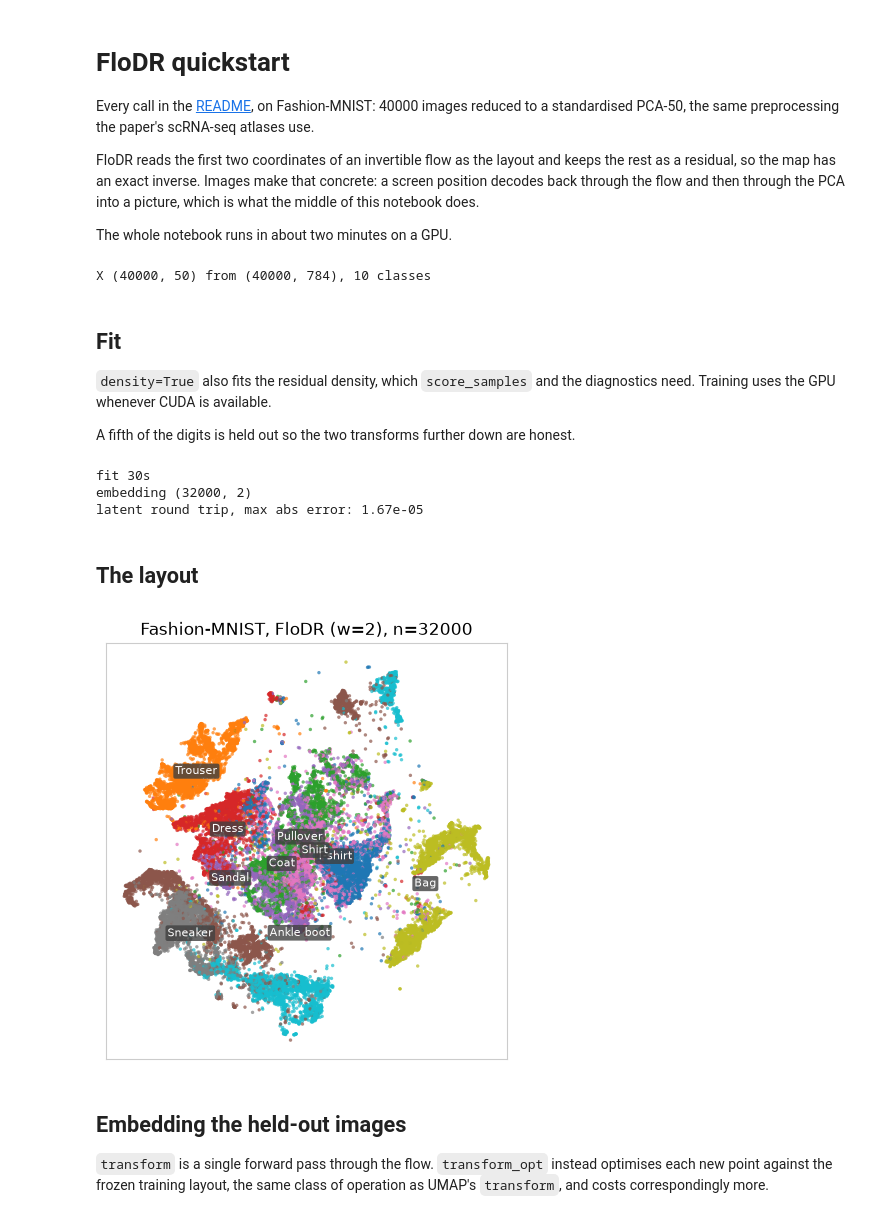
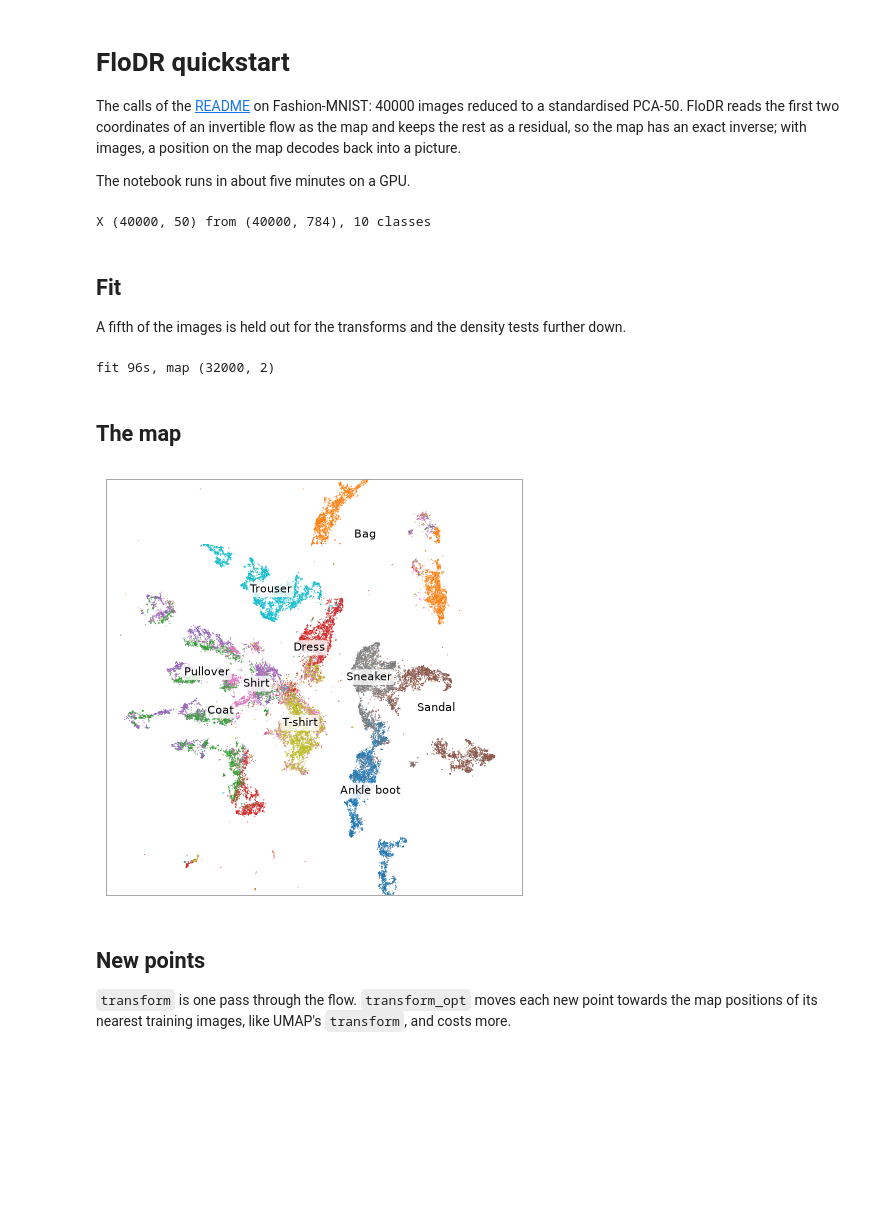
Before and after one commit to daenuprobst/flodr, a Jupyter notebook: examples/quickstart.ipynb, the cells around one changed output. Cells and saved outputs as stored; diff of their text form; code cells hidden in the pictures; blank space fills up the shorter version.

Commit message:
rewrite quickstart notebook

```diff
--- a/examples/quickstart.ipynb
+++ b/examples/quickstart.ipynb
@@ -1,25 +1,22 @@
 # %% [markdown]
 # FloDR quickstart
 
-Every call in the [README](../README.md), on Fashion-MNIST: 40000 images reduced to a
-standardised PCA-50, the same preprocessing the paper's scRNA-seq atlases use.
+The calls of the [README](../README.md) on Fashion-MNIST: 40000 images reduced to a standardised PCA-50. FloDR
+reads the first two coordinates of an invertible flow as the map and keeps the rest as a residual, so the map has an
+exact inverse; with images, a position on the map decodes back into a picture.
 
-FloDR reads the first two coordinates of an invertible flow as the layout and keeps the
-rest as a residual, so the map has an exact inverse. Images make that concrete: a screen
-position decodes back through the flow and then through the PCA into a picture, which is
-what the middle of this notebook does.
-
-The whole notebook runs in about two minutes on a GPU.
+The notebook runs in about five minutes on a GPU.
 # %%
+%matplotlib inline
 import time
 
+import matplotlib.pyplot as plt
 import numpy as np
-import matplotlib.pyplot as plt
+from scipy.spatial import cKDTree
 from sklearn.datasets import fetch_openml
+from sklearn.decomposition import PCA
 
-from flodr import FloDR, viz
-
-from sklearn.decomposition import PCA
+from flodr import FloDR, audit, viz
 
 N, SEED = 40000, 2
 CLASSES = ["T-shirt", "Trouser", "Pullover", "Dress", "Coat",
@@ -29,59 +26,50 @@ X_raw, y_raw = fetch_openml("Fashion-MNIST", version=1, return_X_y=True, as_fram
                             parser="liac-arff")
 subset = np.random.default_rng(0).permutation(len(X_raw))[:N]
 X_pixels = X_raw[subset].astype(np.float32)
-labels = np.unique(y_raw, return_inverse=True)[1][subset].astype(int)
+labels = np.array(CLASSES)[np.unique(y_raw, return_inverse=True)[1][subset]]
 
 pca = PCA(n_components=50, svd_solver="randomized", random_state=0).fit(X_pixels)
 P = pca.transform(X_pixels)
 X = ((P - P.mean(0)) / (P.std(0) + 1e-9)).astype(np.float32)
-to_pixels = lambda Z: pca.inverse_transform(np.asarray(Z) * P.std(0) + P.mean(0))
 
-print(f"X {X.shape} from {X_pixels.shape}, {len(np.unique(labels))} classes")
+
+def to_pixels(Z):
+    return pca.inverse_transform(np.asarray(Z) * P.std(0) + P.mean(0))
+
+
+print(f"X {X.shape} from {X_pixels.shape}, {len(CLASSES)} classes")
 # %% [output]
 X (40000, 50) from (40000, 784), 10 classes
 # %% [markdown]
 ## Fit
 
-`density=True` also fits the residual density, which `score_samples` and the diagnostics
-need. Training uses the GPU whenever CUDA is available.
-
-A fifth of the digits is held out so the two transforms further down are honest.
+A fifth of the images is held out for the transforms and the density tests further down.
 # %%
-rng = np.random.default_rng(SEED)
-perm = rng.permutation(len(X))
+perm = np.random.default_rng(SEED).permutation(len(X))
 test_idx, train_idx = perm[: len(X) // 5], perm[len(X) // 5:]
 
 t0 = time.perf_counter()
-model = FloDR(w=2.0, random_state=SEED, density=True).fit(X[train_idx])
+model = FloDR(random_state=SEED, verbose=False).fit(X[train_idx])
 Y = model.embedding_
-
-print(f"fit {time.perf_counter() - t0:.0f}s")
-print(f"embedding {Y.shape}")
-print(f"latent round trip, max abs error: {model.roundtrip_:.2e}")
+print(f"fit {time.perf_counter() - t0:.0f}s, map {Y.shape}")
 # %% [output]
-fit 30s
-embedding (32000, 2)
-latent round trip, max abs error: 1.67e-05
+fit 96s, map (32000, 2)
 # %% [markdown]
-## The layout
+## The map
 # %%
-with plt.rc_context(viz.RC):
-    fig, ax = plt.subplots(figsize=(5.4, 5.4))
-    viz.plot_embedding(Y, labels[train_idx], ax=ax)
-    ax.set_title(f"Fashion-MNIST, FloDR (w=2), n={len(Y)}")
-    for cls in range(10):
-        centre = Y[labels[train_idx] == cls].mean(0)
-        ax.text(*centre, CLASSES[cls], fontsize=8, ha="center", va="center",
-                color="white", zorder=5,
-                bbox=dict(boxstyle="round,pad=0.18", fc="0.25", ec="none", alpha=0.8))
+plt.rcParams.update(viz.RC)
+fig, ax = plt.subplots(figsize=(5.4, 5.4))
+viz.plot_embedding(Y, labels[train_idx], ax=ax)
+for name in CLASSES:
+    ax.text(*np.median(Y[labels[train_idx] == name], 0), name, fontsize=8, ha="center",
+            bbox=dict(boxstyle="round,pad=0.18", fc="white", ec="none", alpha=0.8))
 # %% [output]
-[figure, old version]
+[figure, new version]
 # %% [markdown]
-## Embedding the held-out images
+## New points
 
-`transform` is a single forward pass through the flow. `transform_opt` instead optimises
-each new point against the frozen training layout, the same class of operation as UMAP's
-`transform`, and costs correspondingly more.
+`transform` is one pass through the flow. `transform_opt` moves each new point towards the map positions of its
+nearest training images, like UMAP's `transform`, and costs more.
 # %%
 t0 = time.perf_counter()
 Y_fwd = model.transform(X[test_idx])
```
Also changed, not shown: parts of 22 cells of this notebook, 1 other file.
